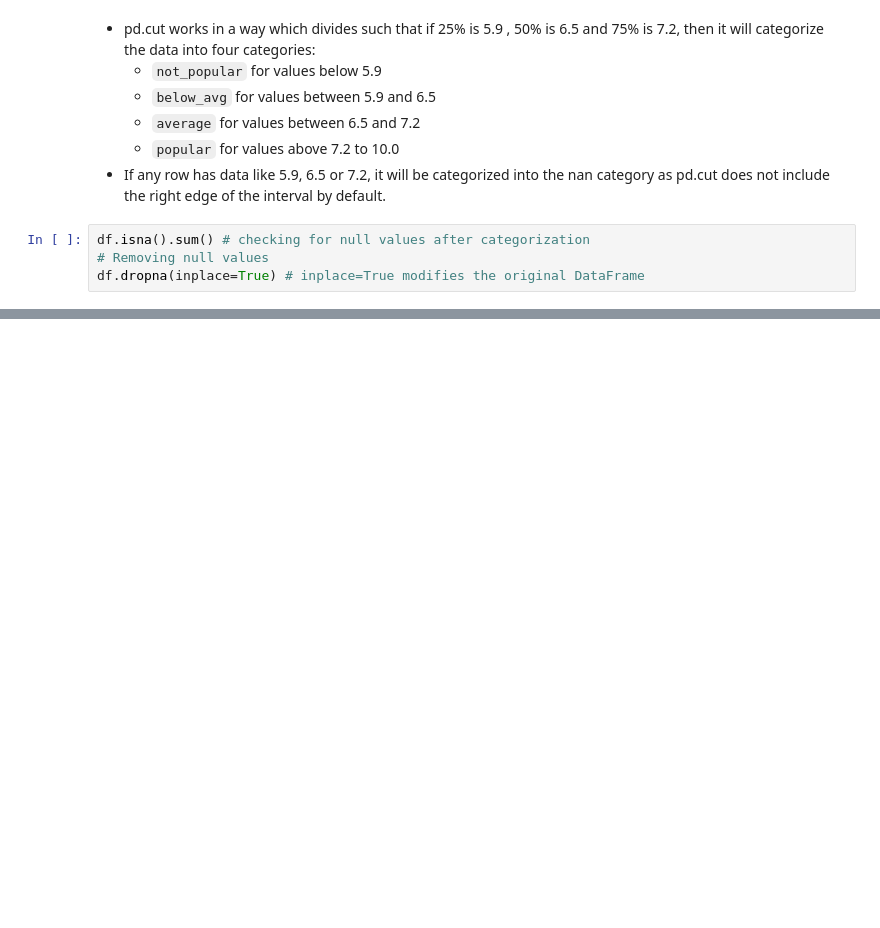
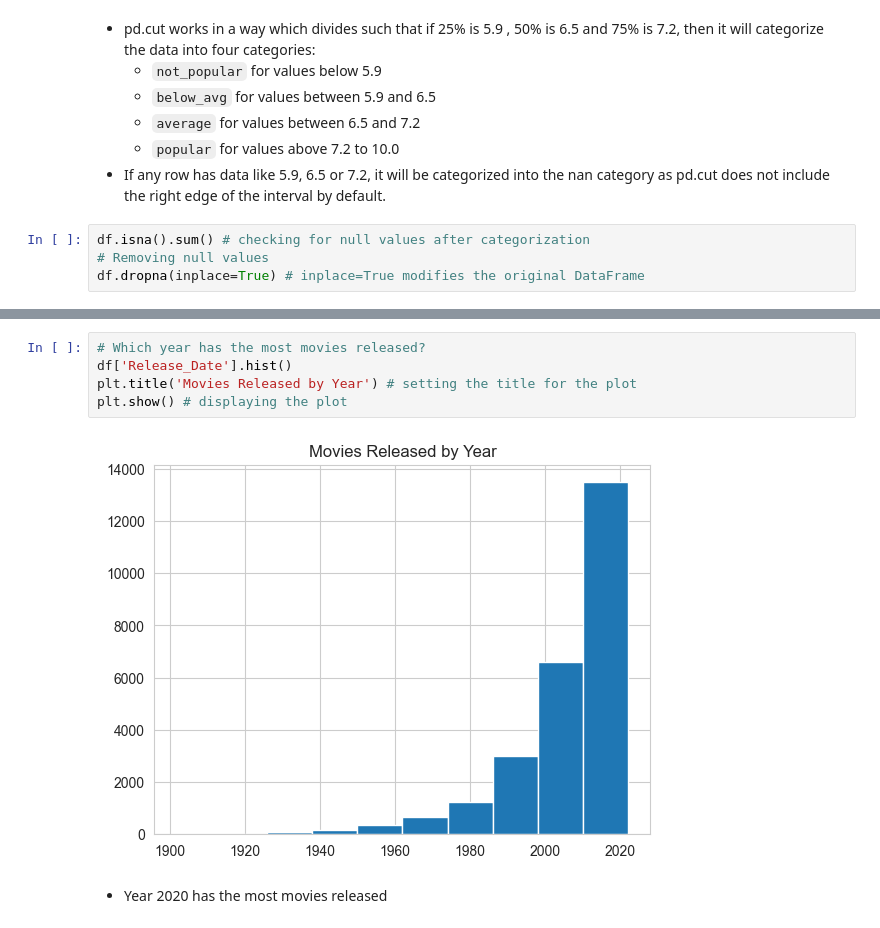
Before and after one commit to shahbhavya7/Machine_Learning_Practices, a Jupyter notebook: Netflix Data Analysis/EDA.ipynb, the cells around one changed output, grey strips where cells are left out. Saved outputs shown, nothing was run; the diff lists cells and outputs as text; blank space fills up the shorter version.

```diff
--- a/Netflix Data Analysis/EDA.ipynb
+++ b/Netflix Data Analysis/EDA.ipynb
@@ -199,0 +305,9 @@ df.dropna(inplace=True) # inplace=True modifies the original DataFrame
+# %%
+# Which year has the most movies released?
+df['Release_Date'].hist()
+plt.title('Movies Released by Year') # setting the title for the plot
+plt.show() # displaying the plot
+# %% [output]
+[figure, added]
+# %% [markdown]
+- Year 2020 has the most movies released
```
Also changed, not shown: parts of 15 cells of this notebook.
